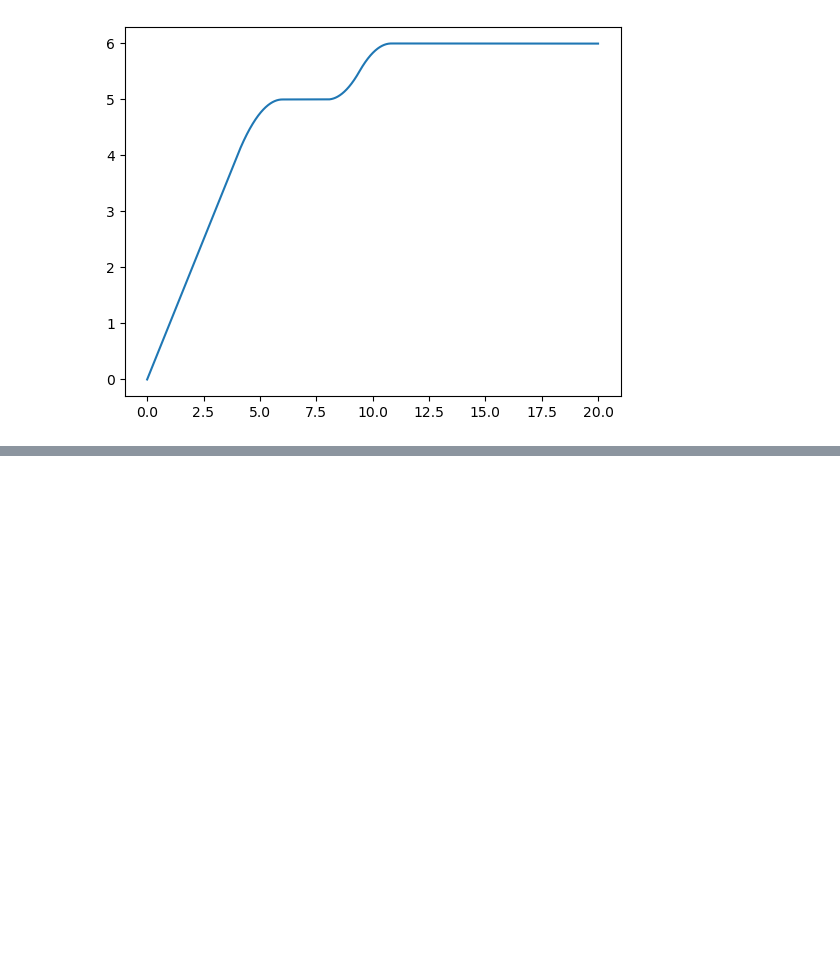
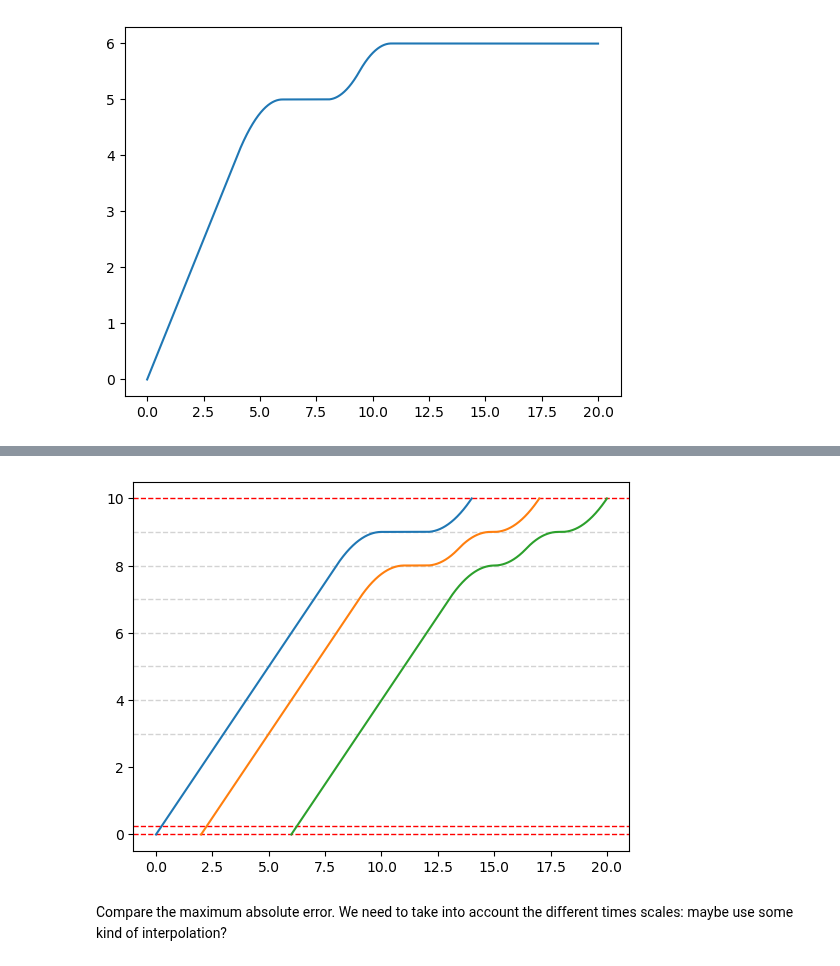
Before and after one commit to jeroenvanriel/traffic-scheduling, a Jupyter notebook: motion/explicit.ipynb, the cells around one changed output, grey strips where cells are left out. Drawn from its saved outputs; the diff is of its cells as text; code cells hidden in the pictures; blank space fills up the shorter version.

```diff
--- a/motion/explicit.ipynb
+++ b/motion/explicit.ipynb
@@ -165,0 +277,31 @@ plt.plot(tr.t, tr.y[0,:]);
+# %%
+from motion import motion_synthesize
+
+params = {
+    'vmax': vmax, # maximum speed
+    'umax': amax, # maximum acceleration
+    'dt': 0.01,   # discrete time step size
+    'l': L,       # vehicle length = minimum follow distance
+}
+
+# translate to regular times
+arrivals = arrivals_hat
+crossings = [ y + D * vmax for y in crossings_hat ]
+
+x = []
+prev = None
+for a, y in zip(arrivals, crossings):
+    checkpoints = np.array([
+        (a, 0),
+        (y, D),
+    ])
+    x.append(motion_synthesize(checkpoints, params, prev=prev))
+    prev = (y, x[-1])
+
+trs_transcription = []
+# add the correct time scale
+for traject, (a, y) in zip(x, zip(arrivals, crossings)):
+    t = np.arange(a, y + params['dt'], params['dt'])
+    ts = t[:len(traject)]
+    ys = traject
+    trs_transcription.append((ts, ys))
@@ -165,0 +321,6 @@ plt.plot(tr.t, tr.y[0,:]);
+# %%
+draw_trajectories(trs_transcription, D, L, W)
+# %% [output]
+[figure, added]
+# %% [markdown]
+Compare the maximum absolute error. We need to take into account the different times scales: maybe use some kind of interpolation?
```
Also changed, not shown: parts of 21 cells of this notebook, 2 other files.
